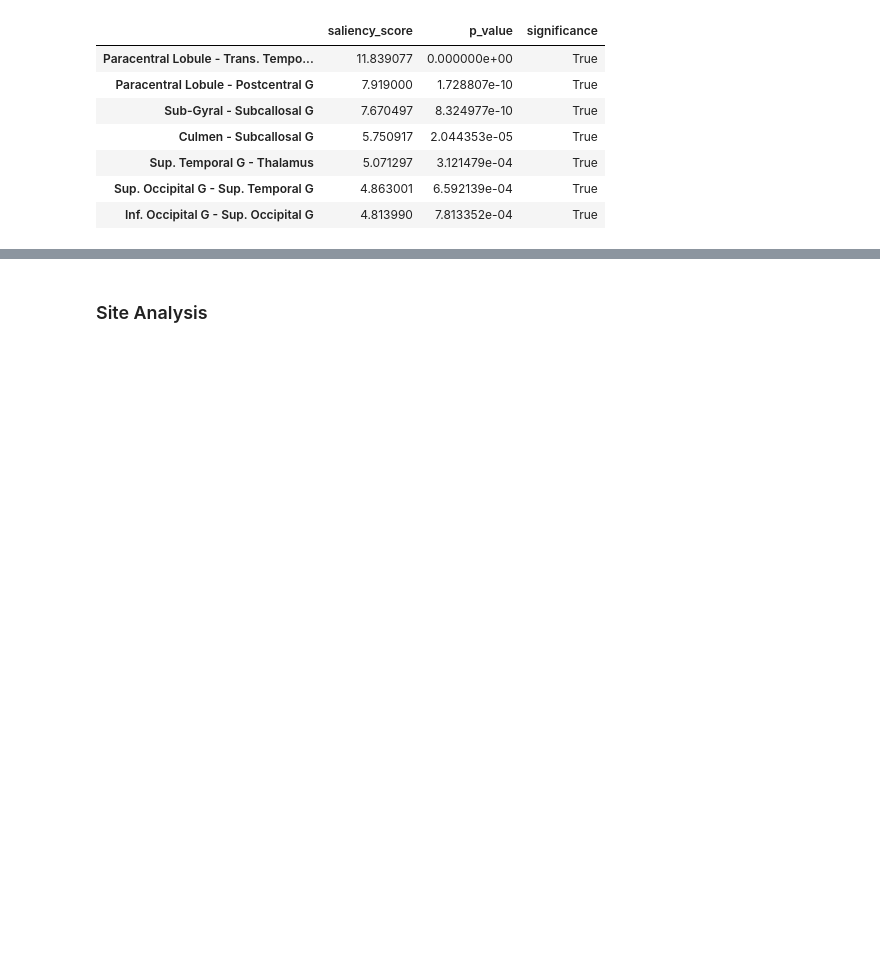
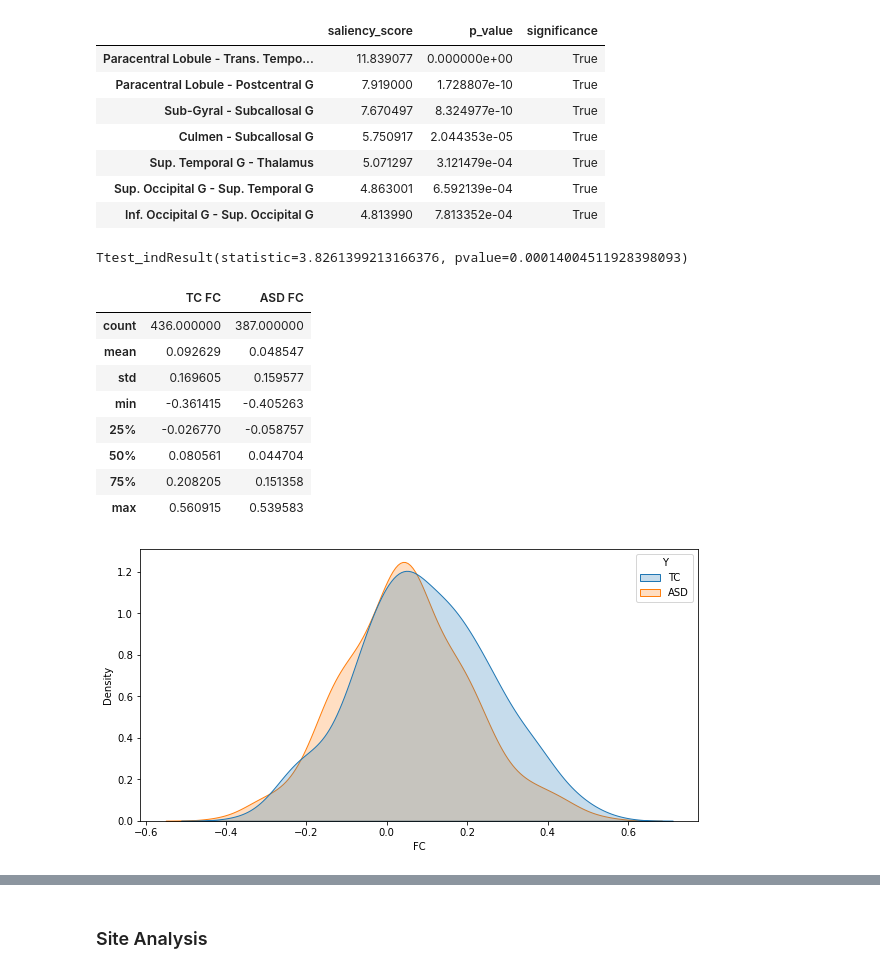
Before and after one commit to weichee98/FYP-SSL, a Jupyter notebook: src/biomarker/biomarker_analysis.ipynb, the cells around one changed output, grey strips where cells are left out. Saved outputs shown, nothing was run; the diff lists cells and outputs as text; code cells hidden in the pictures; blank space fills up the shorter version.

```diff
--- a/src/biomarker/biomarker_analysis.ipynb
+++ b/src/biomarker/biomarker_analysis.ipynb
@@ -6,6 +17,7 @@ from collections import namedtuple
 # %%
 gcols = ["dataset", "model_name", "ssl", "harmonize"]
 Group = namedtuple("Group", gcols)
+power_crossley = PowerCrossleyConverter()
 
 
 def flatten_biomarkers(biomarkers, labels):
@@ -76,6 +88,39 @@ def whole_analysis(df, significance=0.025):
         biomarkers["significance"] = biomarkers["p_value"] < significance
         analysis_dict[group] = biomarkers
     return analysis_dict
+
+
+def plot_fc_distribution(X, y, module1, module2, diseased_label):
+    control_fc, diseased_fc = power_crossley.get_functional_connectivities(X, y, module1, module2)
+    control_fc = control_fc.mean(axis=1)
+    diseased_fc = diseased_fc.mean(axis=1)
+
+    control_fc_df = pd.DataFrame({"FC": control_fc})
+    control_fc_df["Y"] = "TC"
+    diseased_fc_df = pd.DataFrame({"FC": diseased_fc})
+    diseased_fc_df["Y"] = diseased_label.upper()
+    fc_df = pd.concat([control_fc_df, diseased_fc_df], axis=0, ignore_index=True)
+
+    f, ax = plt.subplots(1, 1, figsize=(10, 5))
+    f.patch.set_facecolor('white')
+    sb.kdeplot(data=fc_df, x="FC", hue="Y", ax=ax, fill=True)
+
+    ttest_res = ttest_ind(control_fc.flatten(), diseased_fc.flatten())
+    print(ttest_res)
+
+    describe_df = pd.concat([control_fc_df.describe(), diseased_fc_df.describe()], axis=1)
+    describe_df.columns = ["TC FC", "{} FC".format(diseased_label.upper())]
+    display(describe_df)
+# %%
+X_ABIDE, y_ABIDE = load_ABIDE_data()
+X_ADHD, y_ADHD = load_ADHD_data()
+y_ABIDE = y_ABIDE.argmax(axis=1)
+y_ADHD = y_ADHD.argmax(axis=1)
+
+ADHD_sites = get_ADHD_sites()
+subset = np.isin(ADHD_sites, ["NI", "NYU", "OHSU", "PKU"])
+X_ADHD = X_ADHD[subset]
+y_ADHD = y_ADHD[subset]
 # %% [markdown]
 # ABIDE
 # %% [markdown]
@@ -131,3 +176,19 @@ saliency[saliency["significance"]]
 | Sup. Temporal G - Thalamus | 5.071297 | 3.121479e-04 | True |
 | Sup. Occipital G - Sup. Temporal G | 4.863001 | 6.592139e-04 | True |
 | Inf. Occipital G - Sup. Occipital G | 4.813990 | 7.813352e-04 | True |
+# %%
+module1 = "Paracentral Lobule"
+module2 = "Trans. Temporal G"
+plot_fc_distribution(X_ABIDE, y_ABIDE, module1, module2, "ASD")
+# %% [output]
+Ttest_indResult(statistic=3.8261399213166376, pvalue=0.00014004511928398093)
+|  | TC FC | ASD FC |
+| count | 436.000000 | 387.000000 |
+| mean | 0.092629 | 0.048547 |
+| std | 0.169605 | 0.159577 |
+| min | -0.361415 | -0.405263 |
+| 25% | -0.026770 | -0.058757 |
+| 50% | 0.080561 | 0.044704 |
+| 75% | 0.208205 | 0.151358 |
+| max | 0.560915 | 0.539583 |
+[figure, added]
```
Also changed, not shown: parts of 7 cells of this notebook, 1 other file.
